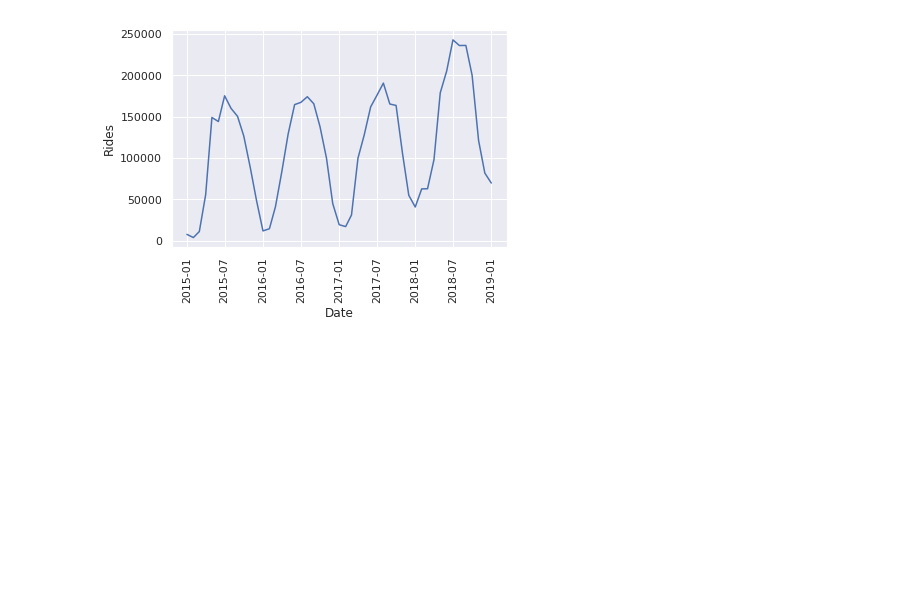
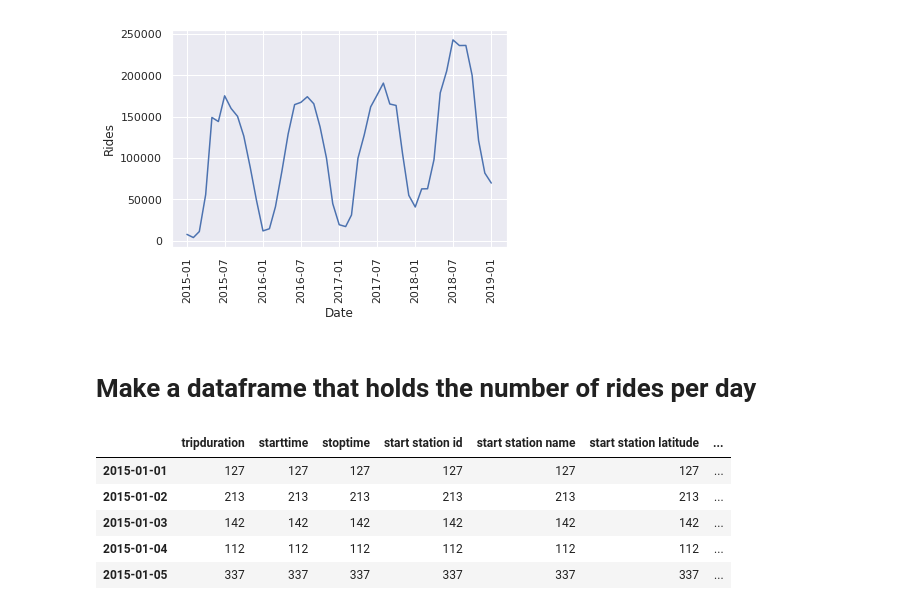
Before and after one commit to ccfreeman/Bikeshare_boston, a Jupyter notebook: colef_data_exploration.ipynb, the cells around one changed output. Saved outputs shown, nothing was run; the diff lists cells and outputs as text; code cells hidden in the pictures; blank space fills up the shorter version.

```diff
--- a/colef_data_exploration.ipynb
+++ b/colef_data_exploration.ipynb
@@ -102,3 +69,25 @@ sns.lineplot(x='Date', y='Rides', data=df)
 plt.xticks(rotation=90);
 # %% [output]
 [figure]
+# %% [markdown]
+# Make a dataframe that holds the number of rides per day
+# %%
+data = []
+
+for i in range(files.index.values.shape[0]):
+    data.append(openCSV(files, i))
+# %%
+fulldf = pd.concat(data[1:])
+# %%
+fulldf.index = fulldf['starttime']
+# %%
+counts = fulldf.groupby(fulldf.index.date).count()
+# %%
+counts.head()
+# %% [output]
+|  | tripduration | starttime | stoptime | start station id | start station name | start station latitude | ... |
+| 2015-01-01 | 127 | 127 | 127 | 127 | 127 | 127 | ... |
+| 2015-01-02 | 213 | 213 | 213 | 213 | 213 | 213 | ... |
+| 2015-01-03 | 142 | 142 | 142 | 142 | 142 | 142 | ... |
+| 2015-01-04 | 112 | 112 | 112 | 112 | 112 | 112 | ... |
+| 2015-01-05 | 337 | 337 | 337 | 337 | 337 | 337 | ... |
```
Also changed, not shown: parts of 16 cells of this notebook, 2 other files.
